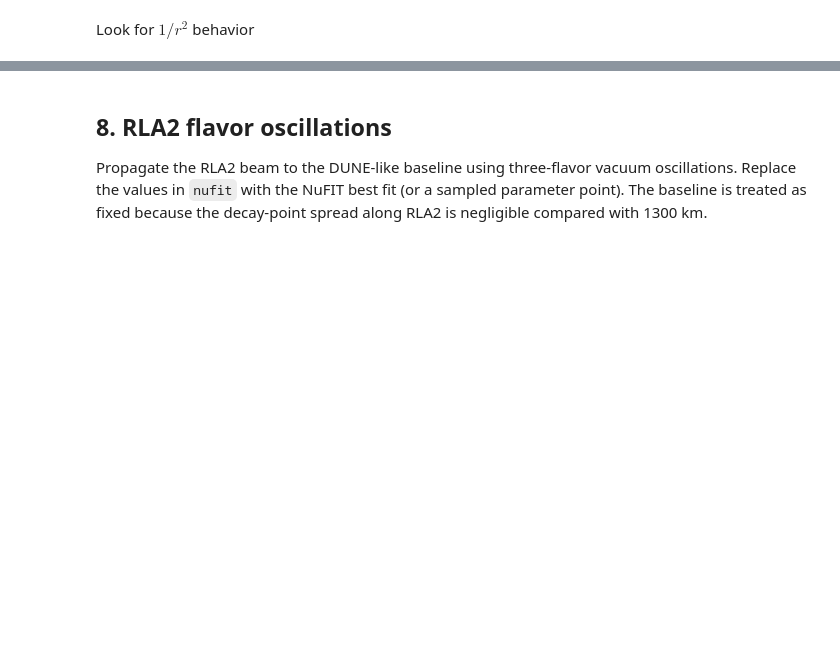
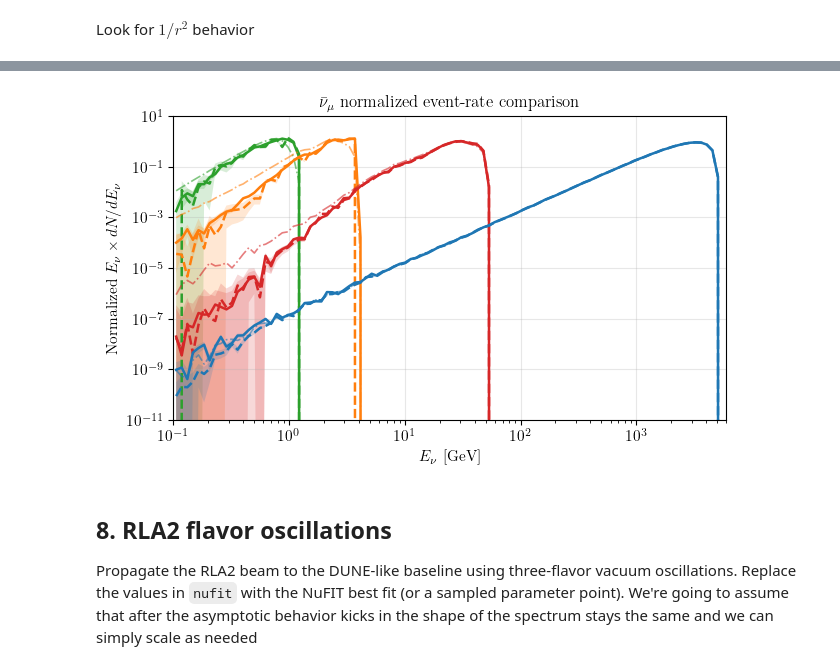
Before and after one commit to jchoi55/MINT, a Jupyter notebook: MINT_examples/low_energy_components.ipynb, the cells around one changed output, grey strips where cells are left out. Saved outputs shown, nothing was run; the diff lists cells and outputs as text; code cells hidden in the pictures; blank space fills up the shorter version.

```diff
--- a/MINT_examples/low_energy_components.ipynb
+++ b/MINT_examples/low_energy_components.ipynb
@@ -788,7 +926,74 @@ MuC ring: 1/r^2 regime begins at z ~ 10.0 m
+# %%
+fig, ax = pt.std_fig(figsize=(7, 4))
+style_map = {
+    "original": {"ls": "-.", "label": r"at $z = z_{\rm max}$"},
+    "z_asymp": {"ls": "-", "label": r"$z = z_{\rm asymp}$"},
+    "z_asymp_plus_1000m": {"ls": "--", "label": r"$z = z_{\rm asymp} + 1000$ m"},
+}
+
+for name in machines:
+    # original rates, normalized for direct shape comparison
+    y_orig = event_rates_at_end[name]["numubar"]
+    dE = np.diff(energy_edges)
+    n_bin_orig = y_orig * dE
+    total_orig = np.sum(n_bin_orig)
+    y_orig_norm = y_orig / total_orig
+
+    ax.plot(
+        e_centers,
+        e_centers * y_orig_norm,
+        "-.",
+        lw=1.2,
+        color=machine_colors[name],
+        alpha=0.6,
+        label=rf"{name} (original)",
+    )
+
+    # normalized comparison curves for the asymptotic onset distances
+    for key, cfg in style_map.items():
+        if key == "original":
+            continue
+        rates = event_rates_asymp[name]["numubar"] if key == "z_asymp" else event_rates_asymp2[name]["numubar"]
+
+        n_bin = rates * dE
+        yerr = np.sqrt(np.clip(n_bin, 0.0, None)) / dE
+        total = np.sum(n_bin)
+
+        y_norm = rates / total
+        yerr_norm = yerr / total
+
+        ax.plot(
+            e_centers,
+            e_centers * y_norm,
+            cfg["ls"],
+            lw=1.8,
+            color=machine_colors[name],
+            label=rf"{name} ({cfg['label']})",
+        )
+        ax.fill_between(
+            e_centers,
+            np.clip(e_centers * (y_norm - yerr_norm), 1e-30, None),
+            np.clip(e_centers * (y_norm + yerr_norm), 1e-30, None),
+            color=machine_colors[name],
+            alpha=0.18,
+            linewidth=0,
+        )
+
+ax.set_xscale("log")
+ax.set_yscale("log")
+ax.set_xlim(1e-1, 6e3)
+ax.set_ylim(1e-11, 1e1)
+ax.set_xlabel(r"$E_\nu$ [GeV]")
+ax.set_ylabel(r"Normalized $E_\nu \times dN/dE_\nu$")
+ax.set_title(r"$\bar\nu_\mu$ normalized event-rate comparison")
+ax.grid(True, which="major", ls="-", alpha=0.3)
+# ax.legend(frameon=False, fontsize=9, loc='upper left', ncol=1)
+# %% [output]
+[figure, added]
 # %% [markdown]
 ## 8. RLA2 flavor oscillations
 
-Propagate the RLA2 beam to the DUNE-like baseline using three-flavor vacuum oscillations. Replace the values in `nufit` with the NuFIT best fit (or a sampled parameter point). The baseline is treated as fixed because the decay-point spread along RLA2 is negligible compared with 1300 km.
+Propagate the RLA2 beam to the DUNE-like baseline using three-flavor vacuum oscillations. Replace the values in `nufit` with the NuFIT best fit (or a sampled parameter point). We're going to assume that after the asymptotic behavior kicks in the shape of the spectrum stays the same and we can simply scale as needed
 # %%
 # NuFIT inputs: replace these numbers with the NuFIT release you want to use.
 nufit = {
```
Also changed, not shown: parts of 40 cells of this notebook, 33 other files.
